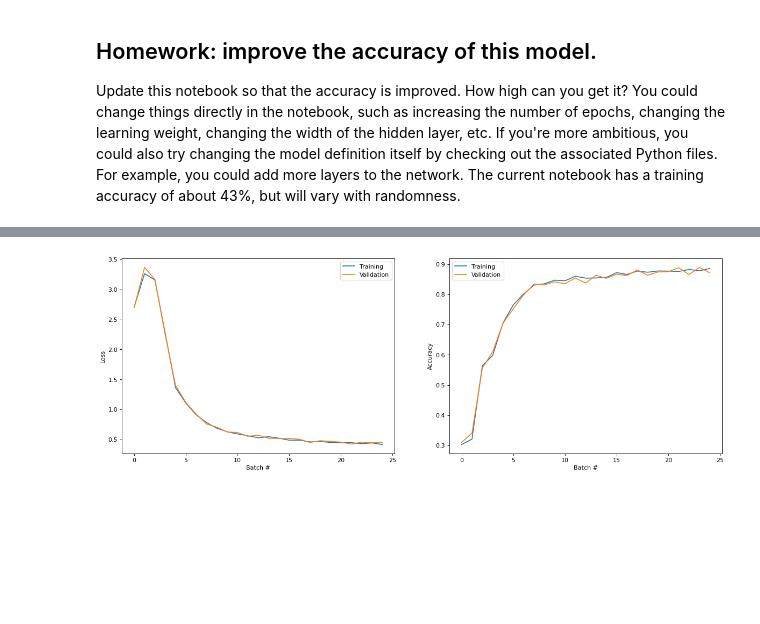
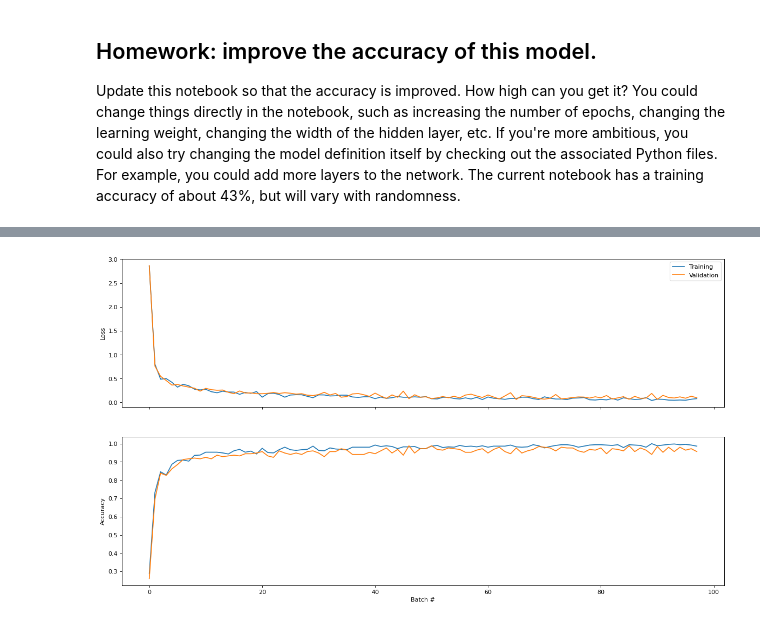
Before and after one commit to AlexLeeSmith/ai-science-training-series, a Jupyter notebook: homework/2_Multi-Layer_Perceptron_Manually.ipynb, the cells around one changed output, grey strips where cells are left out. Saved outputs shown, nothing was run; the diff lists cells and outputs as text; code cells hidden in the pictures; blank space fills up the shorter version.

```diff
--- a/homework/2_Multi-Layer_Perceptron_Manually.ipynb
+++ b/homework/2_Multi-Layer_Perceptron_Manually.ipynb
@@ -127,79 +183,35 @@ def get_mnist() -> Tuple[Tuple[Any, Any], Tuple[Any, Any], Tuple[Any, Any]]:
 # %%
-learningRate = 0.7      # Initial rate at which the model learns from each batch.
-decayRate = 0.005       # Rate at which the learning rate decays.
+learningRate = 0.8      # Initial rate at which the model learns from each epoch.
+decayRate = 0.0         # Rate at which the learning rate decays.
 numHiddenDim = 300      # Number of nodes in the hidden layer.
 modelWeightScale = 0.1  # Standard deviation for random initialization of the model weights.
-numEpochs = 5           # Number of times the entire dataset will be iterated over.
-batchSizeTrain = 10000  # Size of each training data batch.
-nbClasses = 10          # Number of classifications in the MNIST dataset (0-9).
+numEpochs = 10          # Number of times the entire dataset will be iterated over.
+batchSizeTrain = 512    # Size of each training data batch.
+validTrainRatio = 0.33  # The ratio of validation data to training data.
 
-# Get the MNIST dataset (training, validation, and testing).
-(xTrain, yTrain), (xValid, yValid), (xTest, yTest) = get_mnist()
-
-# One-hot encoding ([1, 0, 2] => [[0, 1, 0], [1, 0, 0], [0, 0, 1]]).
-yTrainOnehot = to_categorical(yTrain, nbClasses) # [yTrain.shape[0], nbClasses]
-yValidOnehot = to_categorical(yValid, nbClasses)
-yTestOnehot = to_categorical(yTest, nbClasses)
-
-# Calculate batches.
-batchesPerEpoch = int(xTrain.shape[0] / batchSizeTrain)
-batchSizeValid = int(xValid.shape[0] / batchesPerEpoch)
-
-# Generate necessary arrays.
-lossesTrain = zeros(batchesPerEpoch * numEpochs,)
-accTrain = zeros(batchesPerEpoch * numEpochs,)
-
-lossesValid = zeros(batchesPerEpoch * numEpochs,)
-accValid = zeros(batchesPerEpoch * numEpochs,)
-
-# Generate the model as a two-layer network.
-model = TwoLayerNet(input_dim=xTrain.shape[1], hidden_dim=numHiddenDim, num_classes=nbClasses, weight_scale=modelWeightScale)
-
-# Iterate over the training data to update the model's weights.
-batchCount = 0
-for curEpoch in range(0, numEpochs):
-    for curBatch in range(0, batchesPerEpoch):
-        # Get the next batch of data (training and validation).
-        xTrainBatch, yTrainBatch, yTrainOnehotBatch = get_batch(xTrain, yTrain, yTrainOnehot, curBatch, batchSizeTrain)
-        xValidBatch, yValidBatch, yValidOnehotBatch = get_batch(xValid, yValid, yValidOnehot, curBatch, batchSizeValid)
-
-        # Calculate and save the losses.
-        lossesTrain[batchCount], gradientsTrain = model.loss(xTrainBatch, yTrainOnehotBatch)
-        lossesValid[batchCount], gradientsValid = model.loss(xValidBatch, yValidOnehotBatch)
-
-        # Update the model's weights.
-        model = sgd(model, gradientsTrain, learningRate)
-
-        # Decay the learning rate.
-        learningRate = calc_decay(batchCount, learningRate, decayRate)
-
-        # Calculate and save the accuracies.
-        accTrain[batchCount] = calc_accuracy(model, xTrainBatch, yTrainBatch)
-        accValid[batchCount] = calc_accuracy(model, xValidBatch, yValidBatch)
-
-        # Increment the batch count.
-        batchCount += 1
-
-    # Shuffle the data so that we get a new set of batches.
-    xTrain, yTrain, yTrainOnehot = shuffle_data(xTrain, yTrain, yTrainOnehot)
-    xValid, yValid, yValidOnehot = shuffle_data(xValid, yValid, yValidOnehot)
+(lossesTrain, accTrain), (lossesValid, accValid), batchCount = run_mlp(validTrainRatio, learningRate, decayRate, numHiddenDim, modelWeightScale, numEpochs, batchSizeTrain)
 
 # Output the results.
-print("Loss: %.4f\nAccuracy: %.4f" % (lossesTrain[batchCount - 1], accTrain[batchCount - 1]))
-fig, ax = pyplot.subplots(1, 2, figsize=(18, 6), dpi=80) # Create a 1 by 2 plot grid.
+print("Training:   Loss = %.4f Accuracy = %.4f" % (lossesTrain[batchCount - 1], accTrain[batchCount - 1]))
+print("Validation: Loss = %.4f Accuracy = %.4f" % (lossesValid[batchCount - 1], accValid[batchCount - 1]))
+print("===========================================")
+print("Mean:       Loss = %.4f Accuracy = %.4f"
+      % ((lossesValid[batchCount - 1] + lossesTrain[batchCount - 1]) / 2, (accValid[batchCount - 1] + accTrain[batchCount - 1]) / 2))
+print("Gap:        Loss = %.4f Accuracy = %.4f"
+      % (abs(lossesValid[batchCount - 1] - lossesTrain[batchCount - 1]), abs(accValid[batchCount - 1] - accTrain[batchCount - 1])))
+fig, ax = pyplot.subplots(2, 1, figsize=(18, 10), dpi=80, sharex=True) # Create a 2 by 1 plot grid.
 
 ## Plot the loss history.
-ax[0].set_xlabel('Batch #')
+step = (batchCount // 100) + 1
 ax[0].set_ylabel('Loss')
-ax[0].plot(lossesTrain, label='Training')
-ax[0].plot(lossesValid, label='Validation')
+ax[0].plot(lossesTrain[::step], label='Training')
+ax[0].plot(lossesValid[::step], label='Validation')
 ax[0].legend()
 
 ## Plot the accuracy history.
 ax[1].set_xlabel('Batch #')
 ax[1].set_ylabel('Accuracy')
-ax[1].plot(accTrain, label='Training')
-ax[1].plot(accValid, label='Validation')
-ax[1].legend()
+ax[1].plot(accTrain[::step], label='Training')
+ax[1].plot(accValid[::step], label='Validation')
 pass
 # %% [output]
@@ -208 +223 @@ Accuracy: 0.8856
-[figure, old version]
+[figure, new version]
```
Also changed, not shown: parts of 3 cells of this notebook.
